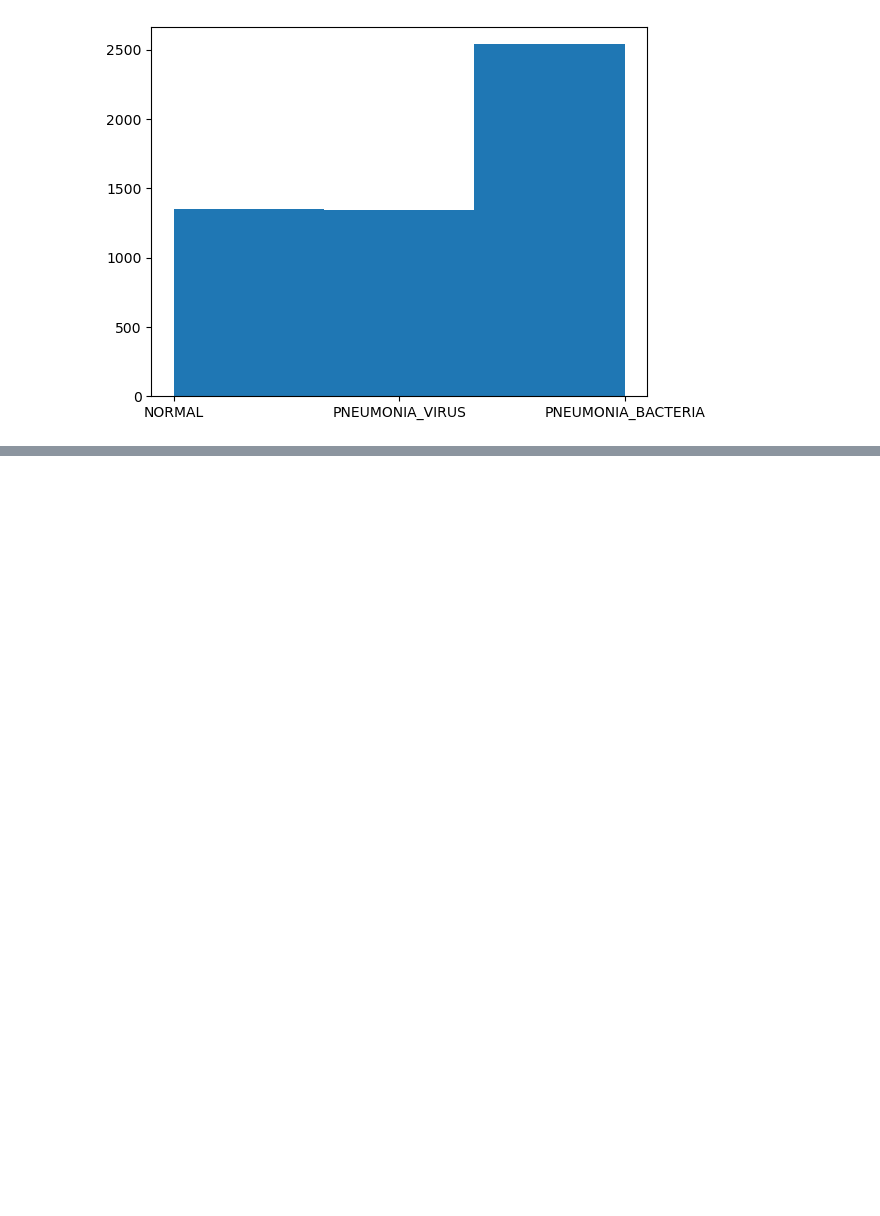
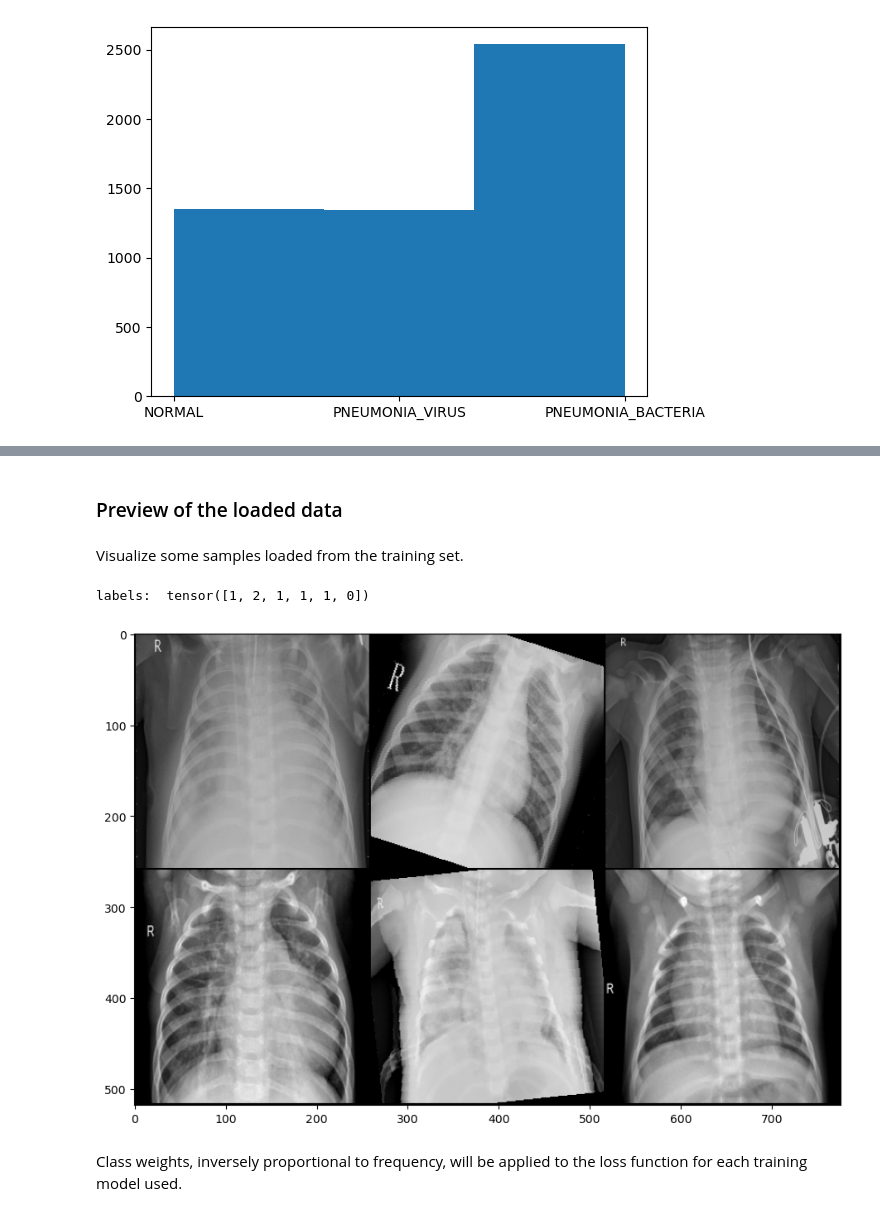
Before and after one commit to mmanzanomo/pytorch-CNN-pneumonia-detection, a Jupyter notebook: notebooks/data_preprocessing.ipynb, the cells around one changed output, grey strips where cells are left out. Drawn from its saved outputs; the diff is of its cells as text; code cells hidden in the pictures; blank space fills up the shorter version.

Commit message:
Added preprocessing to the dataset

```diff
--- a/notebooks/data_preprocessing.ipynb
+++ b/notebooks/data_preprocessing.ipynb
@@ -127,0 +198,52 @@ To balance the data before starting to work on the models, the number of observa
+# %%
+transform = transforms.Compose([transforms.Grayscale(num_output_channels=1),
+                                transforms.Resize((256, 256)),
+                                transforms.RandomApply(torch.nn.ModuleList([
+                                    transforms.RandomRotation(degrees=25),]), p=0.5),
+                                transforms.ToTensor(),   # normalize data between [0, 1]
+                                transforms.Normalize((0.5), (0.5))
+                                ])
+
+transform_test = transforms.Compose([transforms.Grayscale(num_output_channels=1),
+                                transforms.Resize((256, 256)),
+                                transforms.ToTensor(),
+                                transforms.Normalize((0.5), (0.5))
+                                ])
+
+# The data sets (training and test) are extracted using the torchvision.datasets library.
+train_dataset = torchvision.datasets.ImageFolder(root=train_data_dir, transform=transform)
+test_dataset = torchvision.datasets.ImageFolder(root=test_data_dir, transform=transform_test)
+
+
+# The training set is divided into training data and validation data.
+train_set, validation_set = random_split(train_dataset,
+                                                 (int(len(train_dataset) * 0.8)+1,
+                                                 int(len(train_dataset) * 0.2)))
+
+# The dataset is wrapped in an iterable for better access to samples in the training set.
+batch_size = 64
+train_dataloader = DataLoader( train_set, batch_size=batch_size, shuffle=True )
+valid_dataloader = DataLoader( validation_set, batch_size=batch_size, shuffle=True )
+test_dataloader = DataLoader( test_dataset, batch_size=batch_size)
+# %% [markdown]
+### Preview of the loaded data
+# %% [markdown]
+Visualize some samples loaded from the training set.
+# %%
+def show_images (dataset):
+
+    loader = torch.utils.data.DataLoader( dataset, batch_size=6, shuffle=True)
+    batch = next(iter(loader))
+    x_images, y_labels = batch
+
+    grid = torchvision.utils.make_grid((x_images / 2 + 0.5), nrow=3)
+    plt.figure(figsize=(11, 11))
+    plt.imshow(np.transpose(grid, (1,2,0)))
+    print('labels: ', y_labels)
+# %%
+show_images(train_dataset)
+# %% [output]
+labels:  tensor([1, 2, 1, 1, 1, 0])
+[figure, added]
+# %% [markdown]
+Class weights, inversely proportional to frequency, will be applied to the loss function for each training model used.
```
Also changed, not shown: parts of 14 cells of this notebook.
